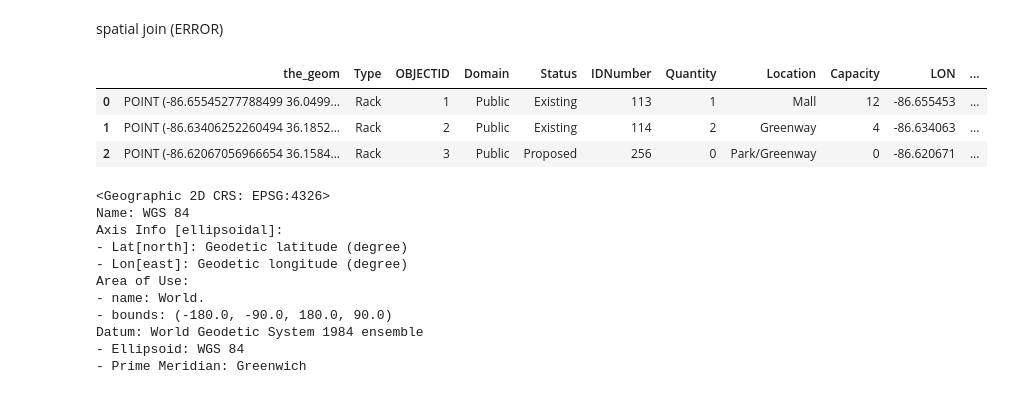
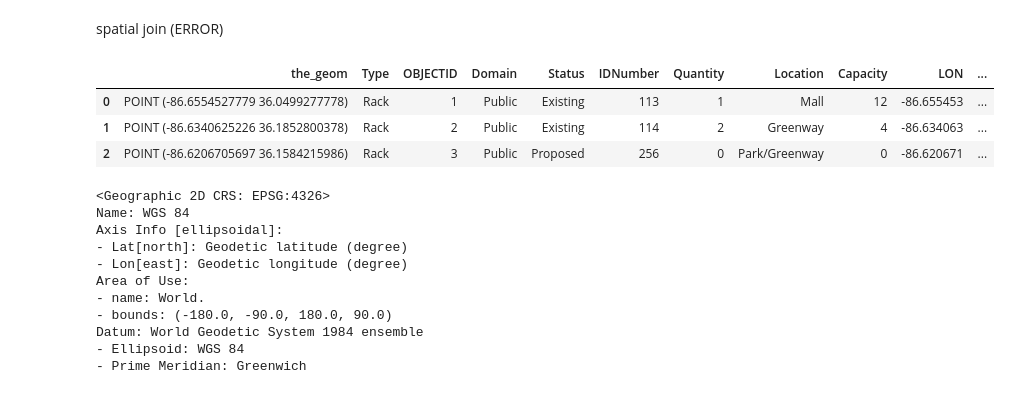
Before and after one commit to NSS-Data-Analytics-Cohort-7/geospatial-python-workshop-bryanacolson, a Jupyter notebook: notebooks/Untitled.ipynb, the cells around one changed output. Drawn from its saved outputs; the diff is of its cells as text; code cells hidden in the pictures.

```diff
--- a/notebooks/Untitled.ipynb
+++ b/notebooks/Untitled.ipynb
@@ -95,15 +95,15 @@ memory usage: 43.8+ KB
 # %% [markdown]
 spatial join (ERROR)
 # %%
-bikeracks['geometry'] = bikeracks.apply(lambda x: Point((x.LON,
+bikeracks['the_geom'] = bikeracks.apply(lambda x: Point((x.LON,
                                                          x.LAT)),
                                         axis=1)
 bikeracks.head(3)
 # %% [output]
 |  | the_geom | Type | OBJECTID | Domain | Status | IDNumber | Quantity | Location | Capacity | LON | ... |
-| 0 | POINT (-86.65545277788499 36.0499... | Rack | 1 | Public | Existing | 113 | 1 | Mall | 12 | -86.655453 | ... |
-| 1 | POINT (-86.63406252260494 36.1852... | Rack | 2 | Public | Existing | 114 | 2 | Greenway | 4 | -86.634063 | ... |
-| 2 | POINT (-86.62067056966654 36.1584... | Rack | 3 | Public | Proposed | 256 | 0 | Park/Greenway | 0 | -86.620671 | ... |
+| 0 | POINT (-86.6554527779 36.0499277778) | Rack | 1 | Public | Existing | 113 | 1 | Mall | 12 | -86.655453 | ... |
+| 1 | POINT (-86.6340625226 36.1852800378) | Rack | 2 | Public | Existing | 114 | 2 | Greenway | 4 | -86.634063 | ... |
+| 2 | POINT (-86.6206705697 36.1584215986) | Rack | 3 | Public | Proposed | 256 | 0 | Park/Greenway | 0 | -86.620671 | ... |
 # %%
 zipcodes.crs
 # %% [output]
```
Also changed, not shown: parts of 32 cells of this notebook.
